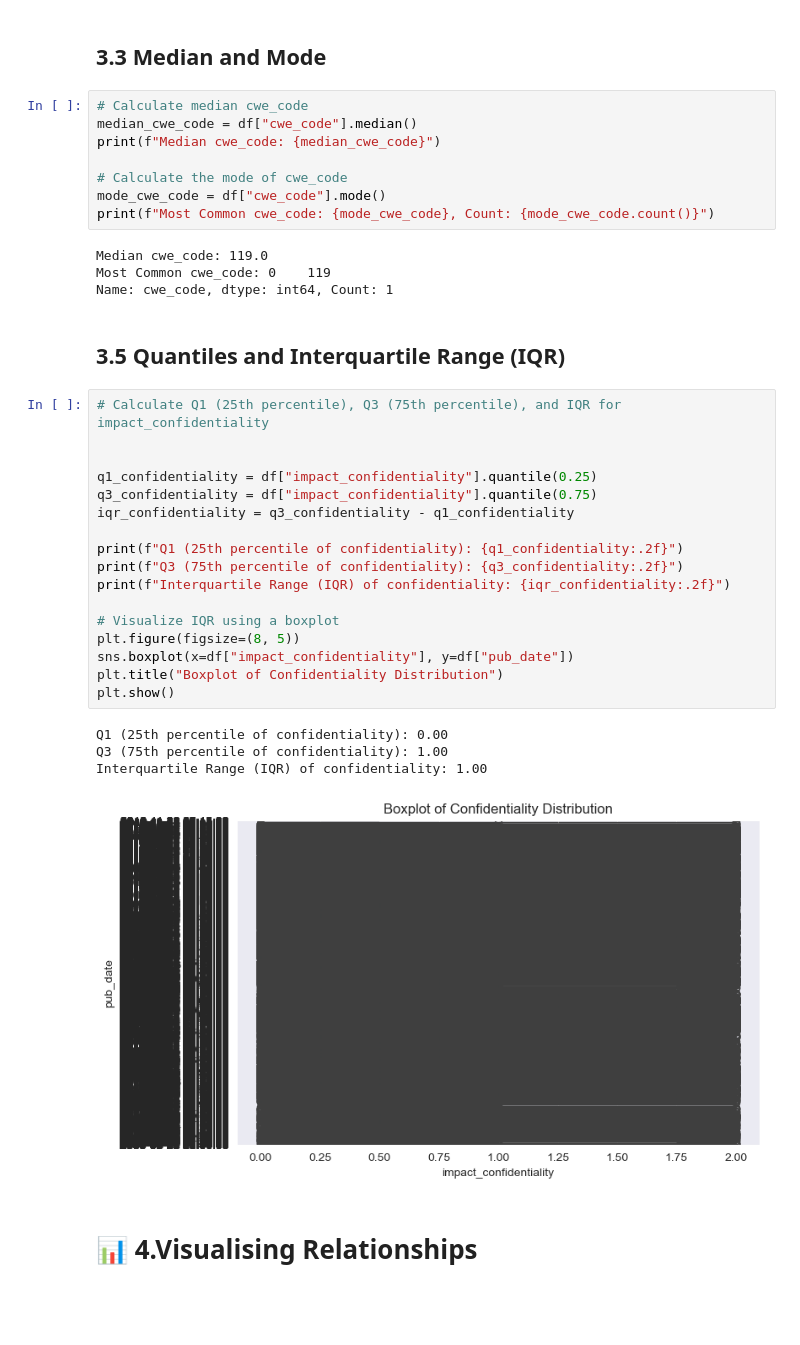
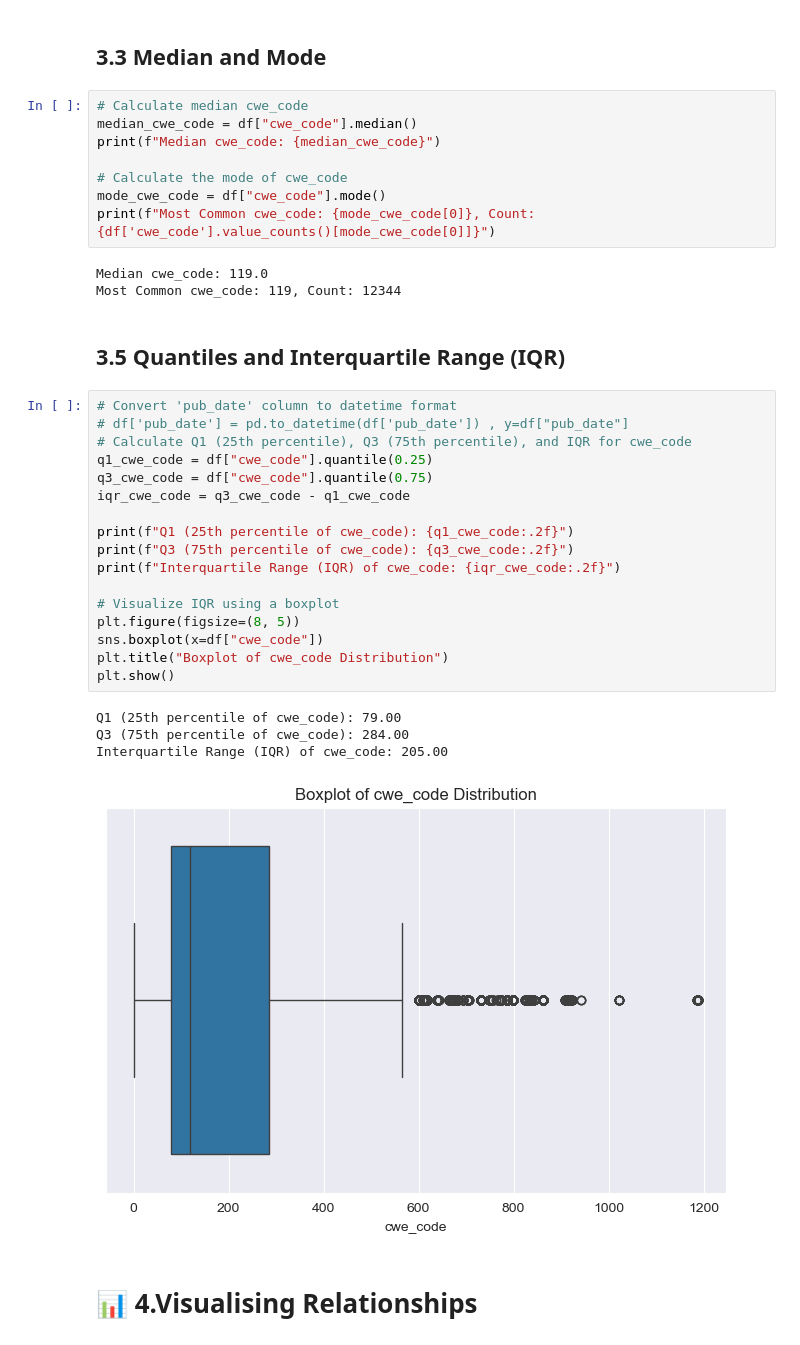
Before and after one commit to 01Qin/DataAnalytics, a Jupyter notebook: mini_project/Common Vulnerability.ipynb, the cells around one changed output. Saved outputs shown, nothing was run; the diff lists cells and outputs as text; blank space fills up the shorter version.

Commit message:
Calculate IQR for cwe_code

```diff
--- a/mini_project/Common Vulnerability.ipynb
+++ b/mini_project/Common Vulnerability.ipynb
@@ -292,35 +292,34 @@ print(f"Median cwe_code: {median_cwe_code}")
 
 # Calculate the mode of cwe_code
 mode_cwe_code = df["cwe_code"].mode()
-print(f"Most Common cwe_code: {mode_cwe_code}, Count: {mode_cwe_code.count()}")
+print(f"Most Common cwe_code: {mode_cwe_code[0]}, Count: {df['cwe_code'].value_counts()[mode_cwe_code[0]]}")
 # %% [output]
 Median cwe_code: 119.0
-Most Common cwe_code: 0    119
-Name: cwe_code, dtype: int64, Count: 1
+Most Common cwe_code: 119, Count: 12344
 # %% [markdown]
 ## 3.5 Quantiles and Interquartile Range (IQR)
 # %%
-# Calculate Q1 (25th percentile), Q3 (75th percentile), and IQR for impact_confidentiality
+# Convert 'pub_date' column to datetime format
+# df['pub_date'] = pd.to_datetime(df['pub_date']) , y=df["pub_date"]
+# Calculate Q1 (25th percentile), Q3 (75th percentile), and IQR for cwe_code
+q1_cwe_code = df["cwe_code"].quantile(0.25)
+q3_cwe_code = df["cwe_code"].quantile(0.75)
+iqr_cwe_code = q3_cwe_code - q1_cwe_code
 
-
-q1_confidentiality = df["impact_confidentiality"].quantile(0.25)
-q3_confidentiality = df["impact_confidentiality"].quantile(0.75)
-iqr_confidentiality = q3_confidentiality - q1_confidentiality
-
-print(f"Q1 (25th percentile of confidentiality): {q1_confidentiality:.2f}")
-print(f"Q3 (75th percentile of confidentiality): {q3_confidentiality:.2f}")
-print(f"Interquartile Range (IQR) of confidentiality: {iqr_confidentiality:.2f}")
+print(f"Q1 (25th percentile of cwe_code): {q1_cwe_code:.2f}")
+print(f"Q3 (75th percentile of cwe_code): {q3_cwe_code:.2f}")
+print(f"Interquartile Range (IQR) of cwe_code: {iqr_cwe_code:.2f}")
 
 # Visualize IQR using a boxplot
 plt.figure(figsize=(8, 5))
-sns.boxplot(x=df["impact_confidentiality"], y=df["pub_date"])
-plt.title("Boxplot of Confidentiality Distribution")
+sns.boxplot(x=df["cwe_code"])
+plt.title("Boxplot of cwe_code Distribution")
 plt.show()
 # %% [output]
-Q1 (25th percentile of confidentiality): 0.00
-Q3 (75th percentile of confidentiality): 1.00
-Interquartile Range (IQR) of confidentiality: 1.00
+Q1 (25th percentile of cwe_code): 79.00
+Q3 (75th percentile of cwe_code): 284.00
+Interquartile Range (IQR) of cwe_code: 205.00
-[figure, old version]
+[figure, new version]
 # %% [markdown]
 # 📊 4.Visualising Relationships
 # %% [markdown]
```
Also changed, not shown: parts of 2 cells of this notebook.
